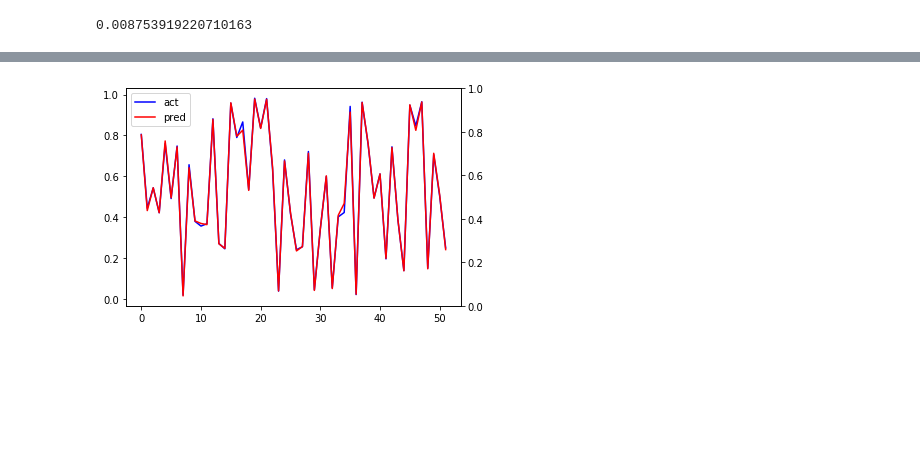
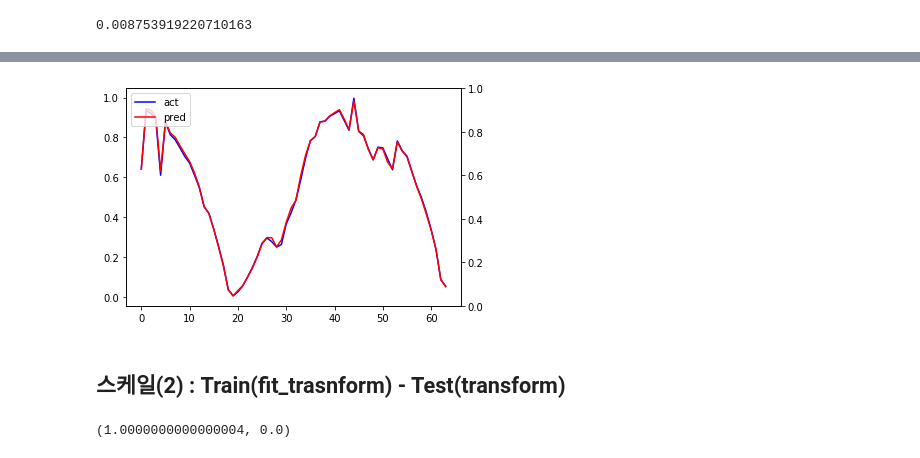
Before and after one commit to name1929/Project, a Jupyter notebook: 동서발전(2) scale 검증용.ipynb, the cells around one changed output, grey strips where cells are left out. Cells and saved outputs as stored; diff of their text form; code cells hidden in the pictures; blank space fills up the shorter version.

```diff
--- a/동서발전(2) scale 검증용.ipynb
+++ b/동서발전(2) scale 검증용.ipynb
@@ -277,15 +359,19 @@ rmse
 # %%
 fig, loss_ax = plt.subplots()
 
 acc_ax = loss_ax.twinx()
+
+y_pred = pre_R2
 
 loss_ax.plot(y_test.reset_index(drop=True), 'b', label='act')
 # loss_ax.plot(hist.history['loss'], 'y', label='train loss')
 loss_ax.plot(y_pred, 'r', label='pred')
 
 # acc_ax.legend(loc='lower left')
 loss_ax.legend(loc='upper left')
 
 plt.show()
 # %% [output]
-[figure, old version]
+[figure, new version]
+# %% [markdown]
+## 스케일(2) : Train(fit_trasnform) - Test(transform)
@@ -291,0 +387,4 @@ plt.show()
+# %%
+df_train_s.max(), df_train_s.min()
+# %% [output]
+(1.0000000000000004, 0.0)
```
Also changed, not shown: parts of 28 cells of this notebook, 2 other files.
